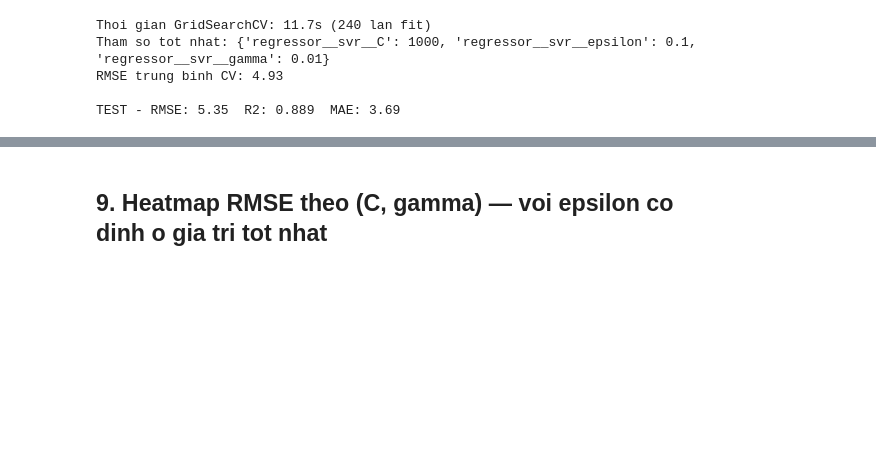
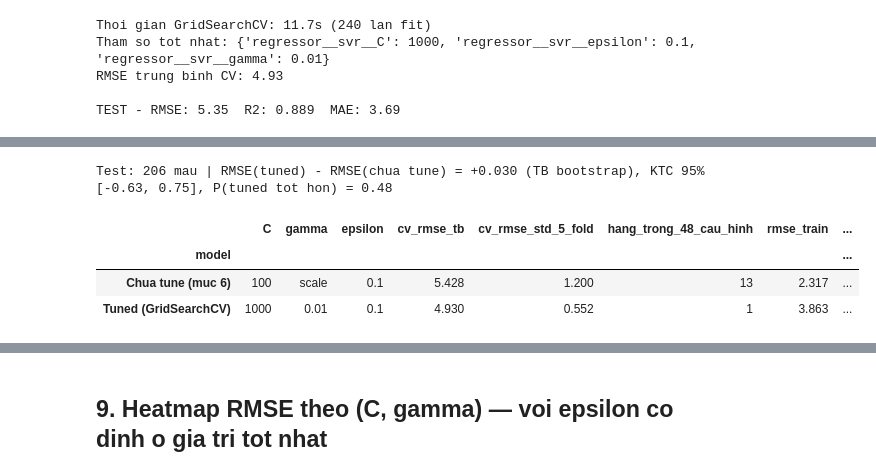
Before and after one commit to linhsand/CatLinh_lab_Machinelearning, a Jupyter notebook: 01-Hoc-May/02-Hoi-quy/TT-20-SVR/notebooks/svr_concrete.ipynb, the cells around one changed output, grey strips where cells are left out. Cells and saved outputs as stored; diff of their text form; code cells hidden in the pictures; blank space fills up the shorter version.

```diff
--- a/01-Hoc-May/02-Hoi-quy/TT-20-SVR/notebooks/svr_concrete.ipynb
+++ b/01-Hoc-May/02-Hoi-quy/TT-20-SVR/notebooks/svr_concrete.ipynb
@@ -313,0 +328,42 @@ anh huong moi diem rong) nhung phat rat nang cac diem nam ngoai ong ε
+# %%
+cv = pd.DataFrame(grid.cv_results_)
+fold_cols = [f"split{i}_test_score" for i in range(5)]
+
+def cv_row(C, gamma, eps):
+    r = cv[(cv["param_regressor__svr__C"] == C) & (cv["param_regressor__svr__gamma"].astype(str) == str(gamma))
+           & (cv["param_regressor__svr__epsilon"] == eps)].iloc[0]
+    folds = -r[fold_cols].to_numpy(dtype=float)
+    return folds.mean(), folds.std(), int(r["rank_test_score"])
+
+rows = []
+for ten, m, pred, (C, g, e) in [("Chua tune (muc 6)", model_scaled, pred_scaled, (100, "scale", 0.1)),
+                                 ("Tuned (GridSearchCV)", best_model, pred_final, (1000, 0.01, 0.1))]:
+    cv_mean, cv_std, rank = cv_row(C, g, e)
+    rows.append({"model": ten, "C": C, "gamma": g, "epsilon": e,
+                 "cv_rmse_tb": cv_mean, "cv_rmse_std_5_fold": cv_std, "hang_trong_48_cau_hinh": rank,
+                 "rmse_train": rmse(y_train, m.predict(X_train)), "rmse_test": rmse(y_test, pred),
+                 "so_support_vector": int(m.regressor_.named_steps["svr"].support_.size)})
+so_sanh_tune = pd.DataFrame(rows).set_index("model")
+
+# Bootstrap paired tren 206 mau test
+rng = np.random.default_rng(RANDOM_STATE)
+yt = y_test.to_numpy()
+diff = []
+for _ in range(2000):
+    idx = rng.integers(0, len(yt), len(yt))
+    diff.append(rmse(yt[idx], pred_final[idx]) - rmse(yt[idx], pred_scaled[idx]))
+diff = np.array(diff)
+lo, hi = np.percentile(diff, [2.5, 97.5])
+so_sanh_tune["test_diff_tuned_tru_chua_tune"] = [np.nan, rmse(yt, pred_final) - rmse(yt, pred_scaled)]
+so_sanh_tune["bootstrap_ci95"] = [np.nan, f"[{lo:.2f}, {hi:.2f}]"]
+so_sanh_tune.to_csv(REPORTS_DIR / "tuned_vs_chua_tune.csv")
+
+print(f"Test: {len(yt)} mau | RMSE(tuned) - RMSE(chua tune) = {diff.mean():+.3f} (TB bootstrap), "
+      f"KTC 95% [{lo:.2f}, {hi:.2f}], P(tuned tot hon) = {(diff < 0).mean():.2f}")
+so_sanh_tune.round(3)
+# %% [output]
+Test: 206 mau | RMSE(tuned) - RMSE(chua tune) = +0.030 (TB bootstrap), KTC 95% [-0.63, 0.75], P(tuned tot hon) = 0.48
+|  | C | gamma | epsilon | cv_rmse_tb | cv_rmse_std_5_fold | hang_trong_48_cau_hinh | rmse_train | ... |
+| model |  |  |  |  |  |  |  | ... |
+| Chua tune (muc 6) | 100 | scale | 0.1 | 5.428 | 1.200 | 13 | 2.317 | ... |
+| Tuned (GridSearchCV) | 1000 | 0.01 | 0.1 | 4.930 | 0.552 | 1 | 3.863 | ... |
```
Also changed, not shown: parts of 4 cells of this notebook, 3 other files.
